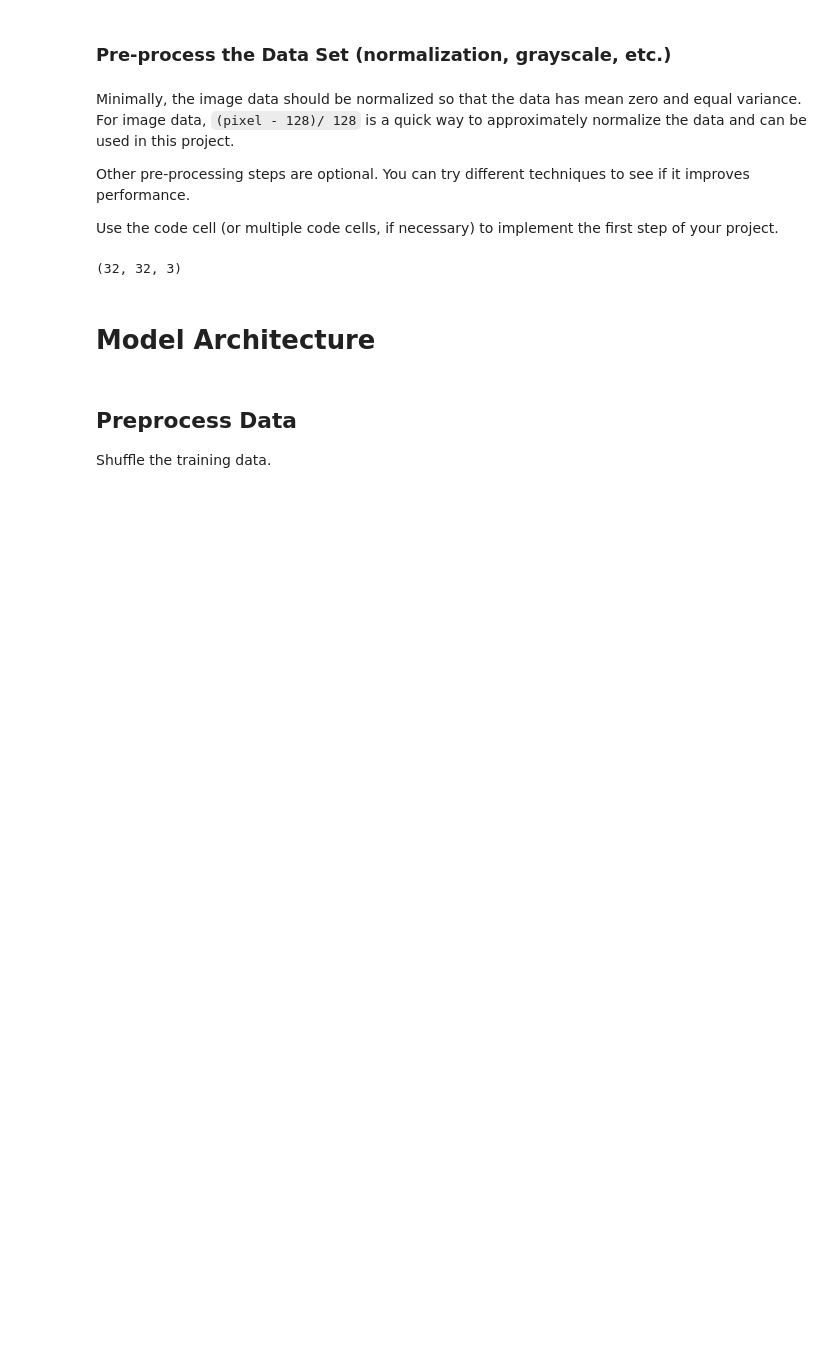
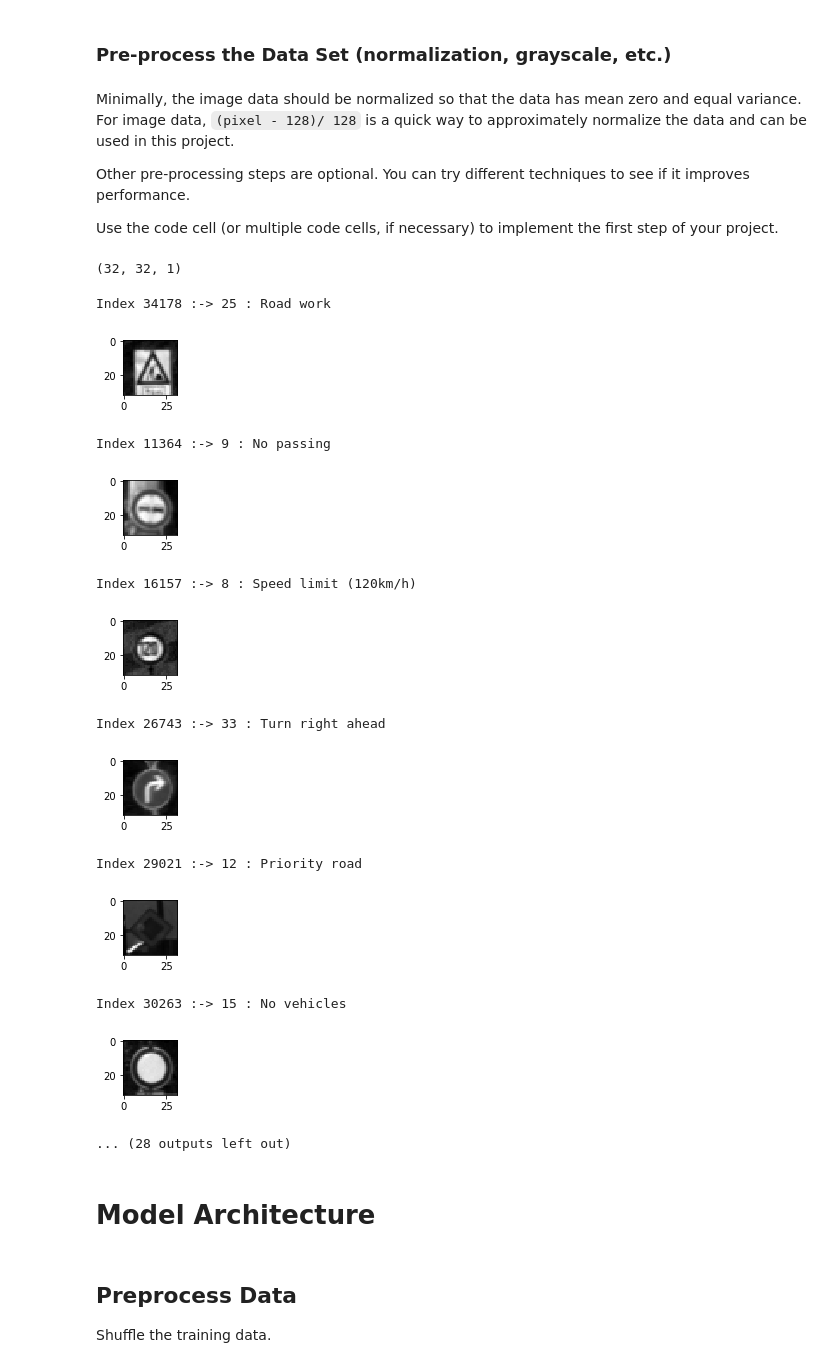
Before and after one commit to sandeeppaulraj/CarND-Traffic-Sign-Classifier-Project, a Jupyter notebook: Traffic_Sign_Classifier.ipynb, the cells around one changed output. Saved outputs shown, nothing was run; the diff lists cells and outputs as text; code cells hidden in the pictures; blank space fills up the shorter version.

```diff
--- a/Traffic_Sign_Classifier.ipynb
+++ b/Traffic_Sign_Classifier.ipynb
@@ -221,24 +221,38 @@ def preprocess(images):
     preprocessed_images = np.reshape(preprocessed_images, (-1, 32, 32, 1))
     return preprocessed_images
 
-#X_train_pp = preprocess(X_train)
-#X_valid_pp = preprocess(X_valid)
-#X_test_pp = preprocess(X_test)
+X_train_pp = preprocess(X_train)
+X_valid_pp = preprocess(X_valid)
+X_test_pp = preprocess(X_test)
 
-X_train_pp = X_train
-X_valid_pp = X_valid
-X_test_pp = X_test
+#X_train_pp = X_train
+#X_valid_pp = X_valid
+#X_test_pp = X_test
 
 print(X_train_pp[0].shape)
 # %% [output]
-(32, 32, 3)
+(32, 32, 1)
 # %%
 X_train = (X_train_pp - 128.0)/128.0
 X_valid = (X_valid_pp - 128.0)/128.0
 X_test  = (X_test_pp  - 128.0)/128.0
 
-#output_images(squeeze=True, cmap='gray')
+output_images(squeeze=True, cmap='gray')
 #output_images()
+# %% [output]
+Index 34178 :-> 25 : Road work
+[figure, added]
+Index 11364 :-> 9 : No passing
+[figure, added]
+Index 16157 :-> 8 : Speed limit (120km/h)
+[figure, added]
+Index 26743 :-> 33 : Turn right ahead
+[figure, added]
+Index 29021 :-> 12 : Priority road
+[figure, added]
+Index 30263 :-> 15 : No vehicles
+[figure, added]
+... (28 outputs left out)
 # %% [markdown]
 # Model Architecture
 # %% [markdown]
```
Also changed, not shown: parts of 5 cells of this notebook.
